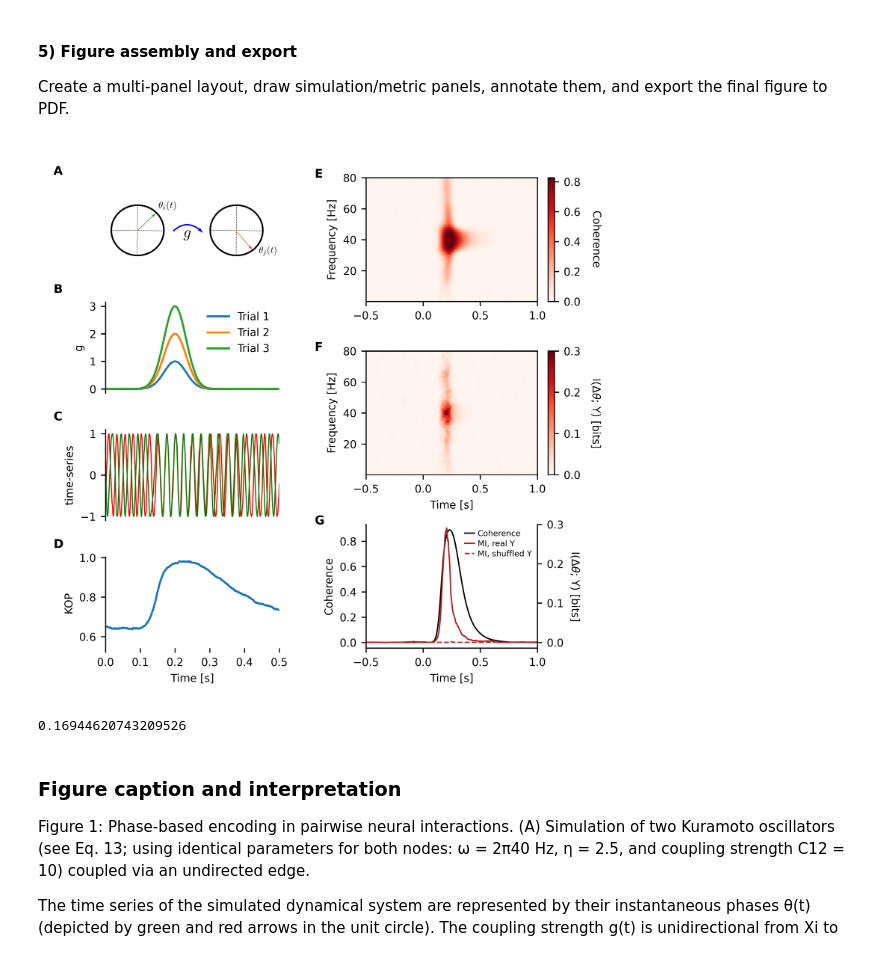
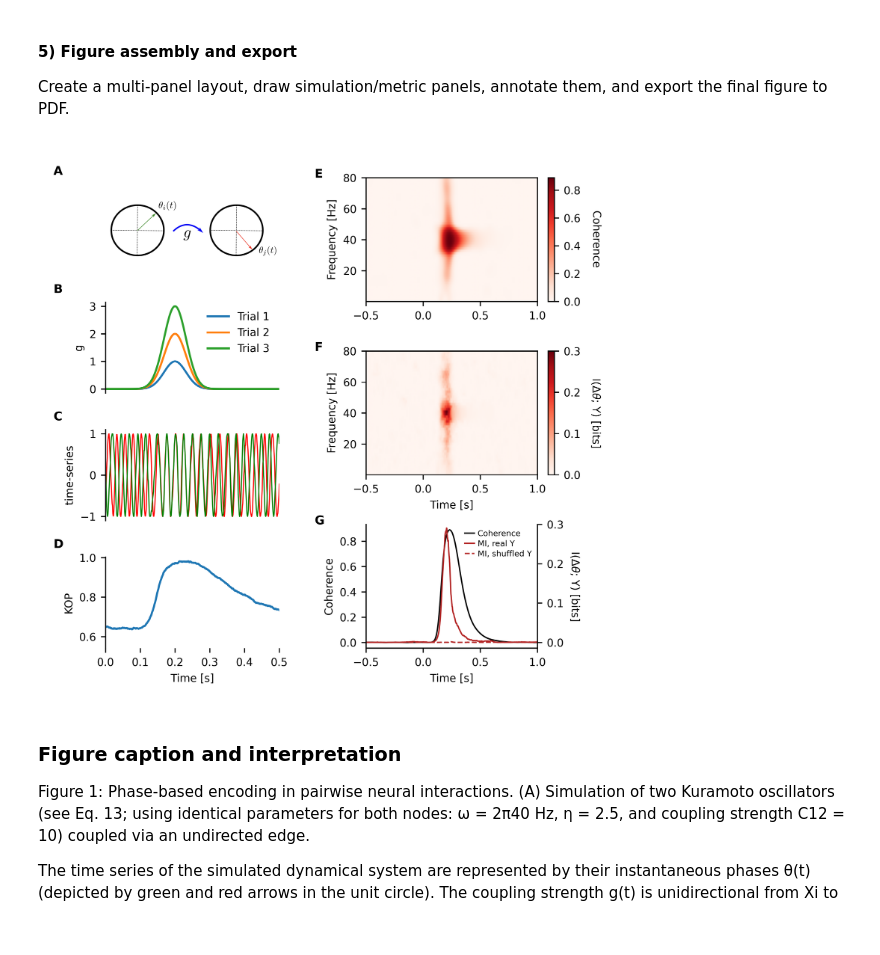
Before and after one commit to brainets/neopid, a Jupyter notebook: notebooks/Figure1.ipynb, the cells around one changed output. Drawn from its saved outputs; the diff is of its cells as text; code cells hidden in the pictures.

```diff
--- a/notebooks/Figure1.ipynb
+++ b/notebooks/Figure1.ipynb
@@ -299,7 +299,7 @@ plt.xlim(0, 0.5)
 
 # ── PANEL E: time-frequency coherence ────────────────────────────────────────
 plt.sca(ax6)
-mi_vmax = np.nanpercentile(coh.real, 99.5)
+mi_vmax = np.nanpercentile(coh.real, 100)
 plt.imshow(
     coh.real,
     aspect="auto",
@@ -353,38 +353,34 @@ ax8_pos = ax8.get_position()
 # Make the width smaller to match the right edge of ax6 (the coherence panel) so that the three panels line up and share the same x-scale.
 right_edge = ax6.get_position().x1
 ax8.set_position([ax8_pos.x0, ax8_pos.y0, right_edge - ax8_pos.x0, ax8_pos.height])
 
 # The MI peak sits close enough to t~0.4 that it still brushes the legend's
 # bottom-left corner; a little headroom on the MI axis clears it without
 # touching the coherence curve's own scale.
 y2_min, y2_max = ax8b.get_ylim()
 ax8b.set_ylim(y2_min, 0.3)
 
 ax8.legend(
     [l1, l2, l3],
     ["Coherence", "MI, real Y", "MI, shuffled Y"],
     frameon=False, fontsize=SMALL_SIZE - 2, loc="upper right",
     handlelength=1.2, handletextpad=0.4, labelspacing=0.3, borderaxespad=0.3,
 )
 
 bg = plot.Background(visible=False)
 
 # Add panel letters to the figure, positioned relative to each axes with ax.text(xmin, ymax, "(a)")
 ax1.text(-0.3, 1.3, "A", transform=ax1.transAxes, fontsize=MEDIUM_SIZE, weight="bold")
 ax2.text(-0.3, 1.1, "B", transform=ax2.transAxes, fontsize=MEDIUM_SIZE, weight="bold")
 ax3.text(-0.3, 1.1, "C", transform=ax3.transAxes, fontsize=MEDIUM_SIZE, weight="bold")
 ax5.text(-0.3, 1.1, "D", transform=ax5.transAxes, fontsize=MEDIUM_SIZE, weight="bold")
 ax6.text(-0.3, 1., "E", transform=ax6.transAxes, fontsize=MEDIUM_SIZE, weight="bold")
 ax7.text(-0.3, 1., "F", transform=ax7.transAxes, fontsize=MEDIUM_SIZE, weight="bold")
 ax8.text(-0.3, 1., "G", transform=ax8.transAxes, fontsize=MEDIUM_SIZE, weight="bold")
 
 plt.savefig("../figures/Figure1.pdf")
 # %% [output]
-[figure, old version]
+[figure, new version]
-# %%
-mi_vmax
-# %% [output]
-0.16944620743209526
 # %% [markdown]
 ### Figure caption and interpretation
 
```
Also changed, not shown: 1 other file.
